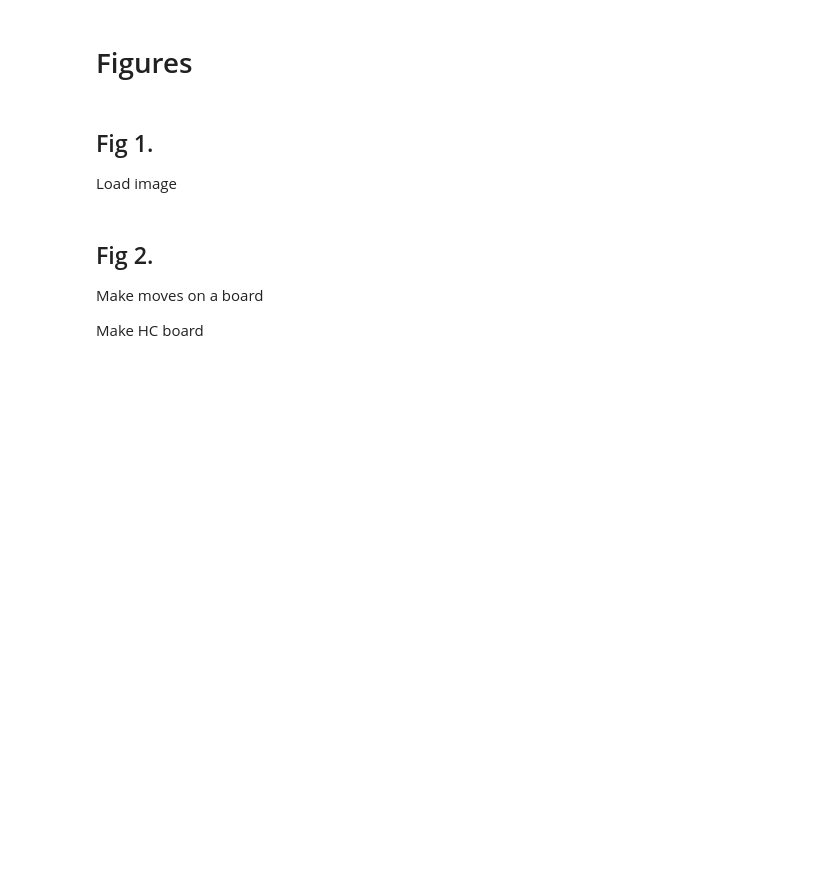
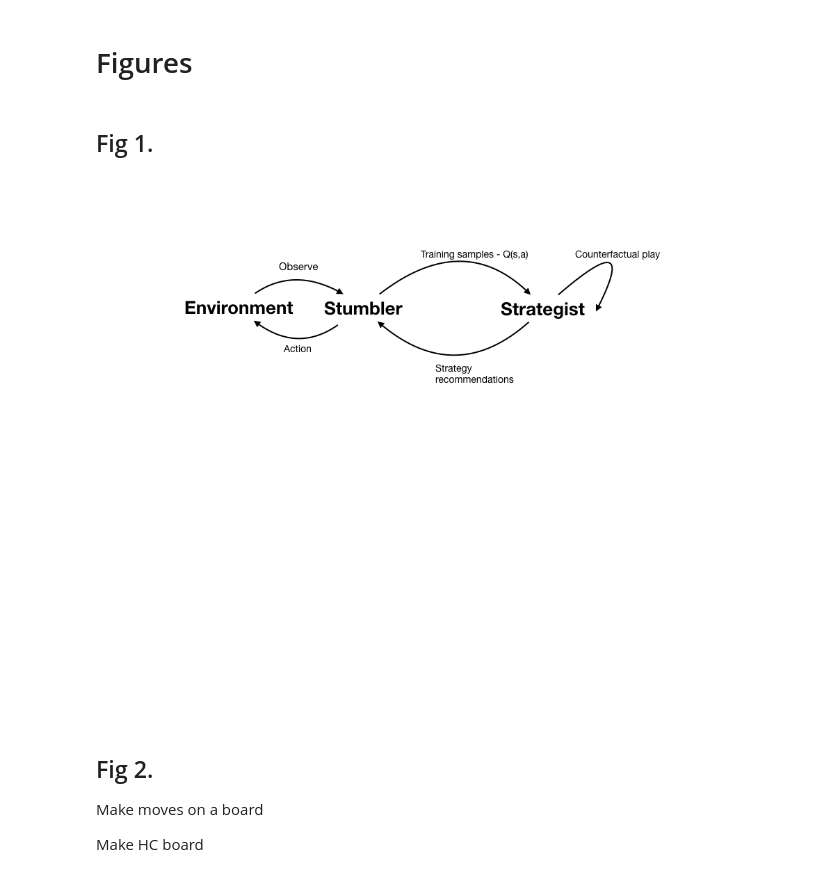
Before and after one commit to CoAxLab/azad, a Jupyter notebook: notebooks/figures.ipynb, the cells around one changed output. Drawn from its saved outputs; the diff is of its cells as text; code cells hidden in the pictures; blank space fills up the shorter version.

```diff
--- a/notebooks/figures.ipynb
+++ b/notebooks/figures.ipynb
@@ -222,8 +224,10 @@ for game in exp_24_games:
 # Figures
 # %% [markdown]
 ## Fig 1.
-
-Load image
+# %%
+Image(filename='/Users/type/Documents/Conferences/CCN2018/CCN2018_figures/heuristic_CCN_figures.002.png')
+# %% [output]
+[figure, added]
 # %% [markdown]
 ## Fig 2.
 
```
Also changed, not shown: parts of 5 cells of this notebook.
